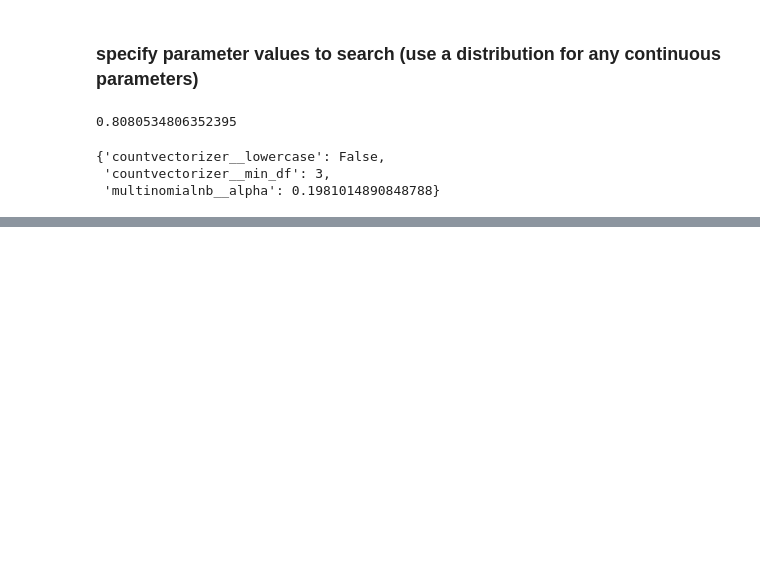
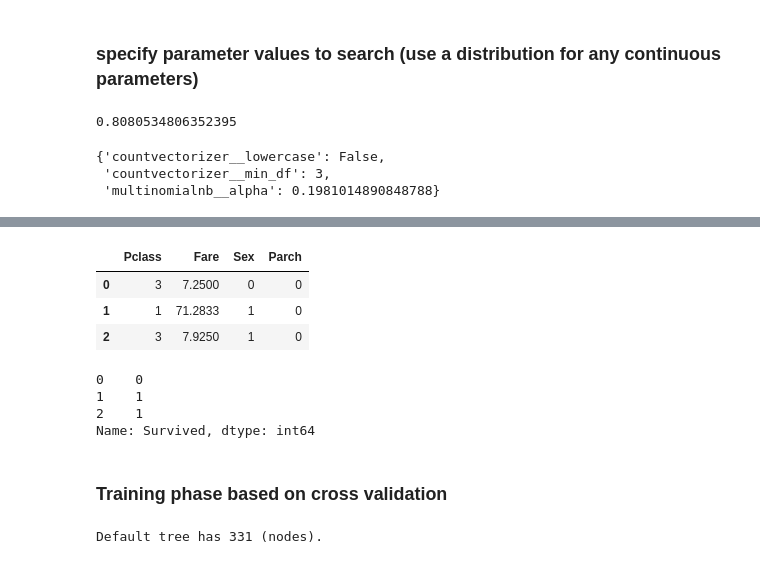
Before and after one commit to tien-le/-50-scikit-learn-tips, a Jupyter notebook: course - 50 scikit-learn tips.ipynb, the cells around one changed output, grey strips where cells are left out. Saved outputs shown, nothing was run; the diff lists cells and outputs as text; code cells hidden in the pictures; blank space fills up the shorter version.

```diff
--- a/course - 50 scikit-learn tips.ipynb
+++ b/course - 50 scikit-learn tips.ipynb
@@ -1904,0 +2013,16 @@ rand.best_params_
+# %%
+X.head(3)
+# %% [output]
+|  | Pclass | Fare | Sex | Parch |
+| 0 | 3 | 7.2500 | 0 | 0 |
+| 1 | 1 | 71.2833 | 1 | 0 |
+| 2 | 3 | 7.9250 | 1 | 0 |
+# %%
+y.head(3)
+# %% [output]
+0    0
+1    1
+2    1
+Name: Survived, dtype: int64
+# %% [markdown]
+### Training phase based on cross validation
@@ -1904,0 +2034,4 @@ rand.best_params_
+# %%
+print(f"Default tree has {dt.fit(X, y).tree_.node_count} (nodes).")
+# %% [output]
+Default tree has 331 (nodes).
```
Also changed, not shown: parts of 73 cells of this notebook.
